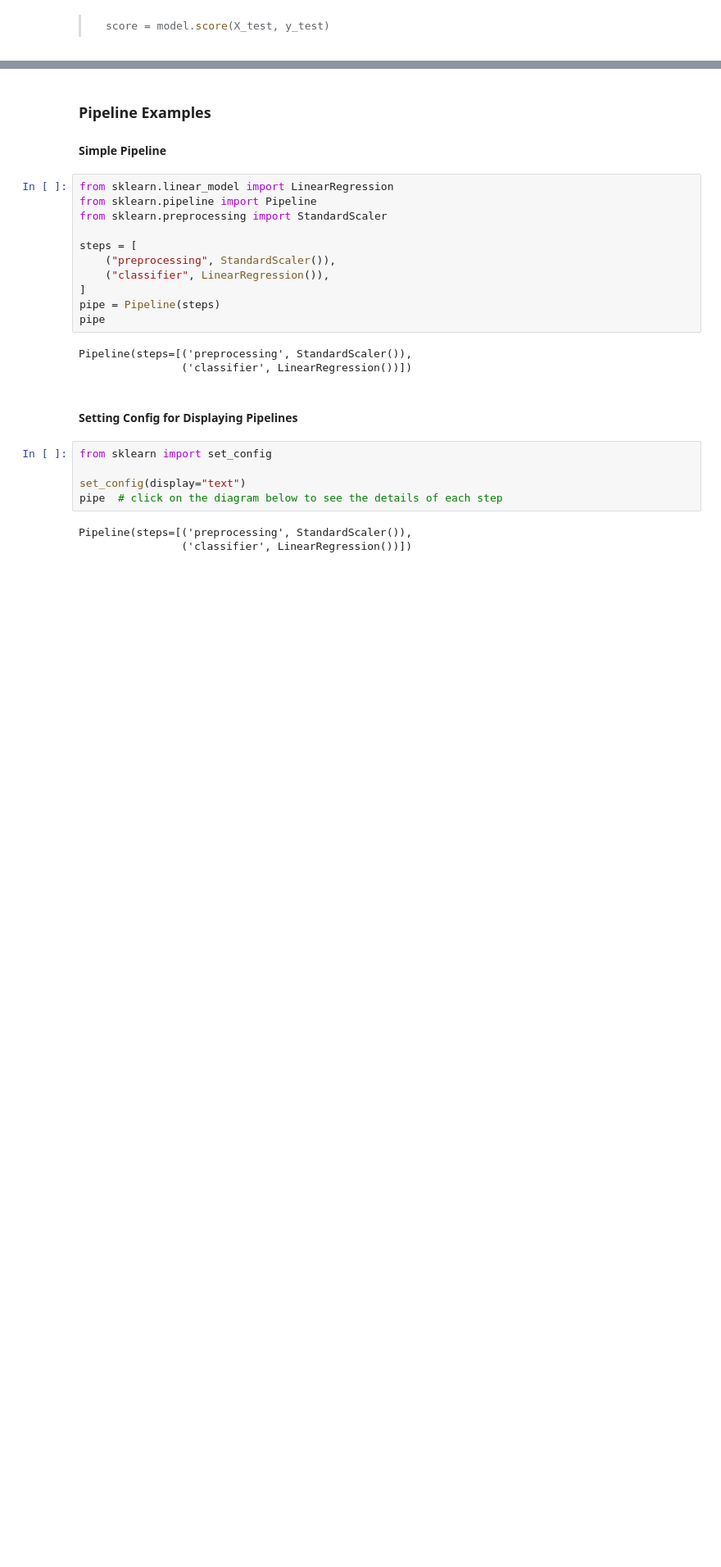
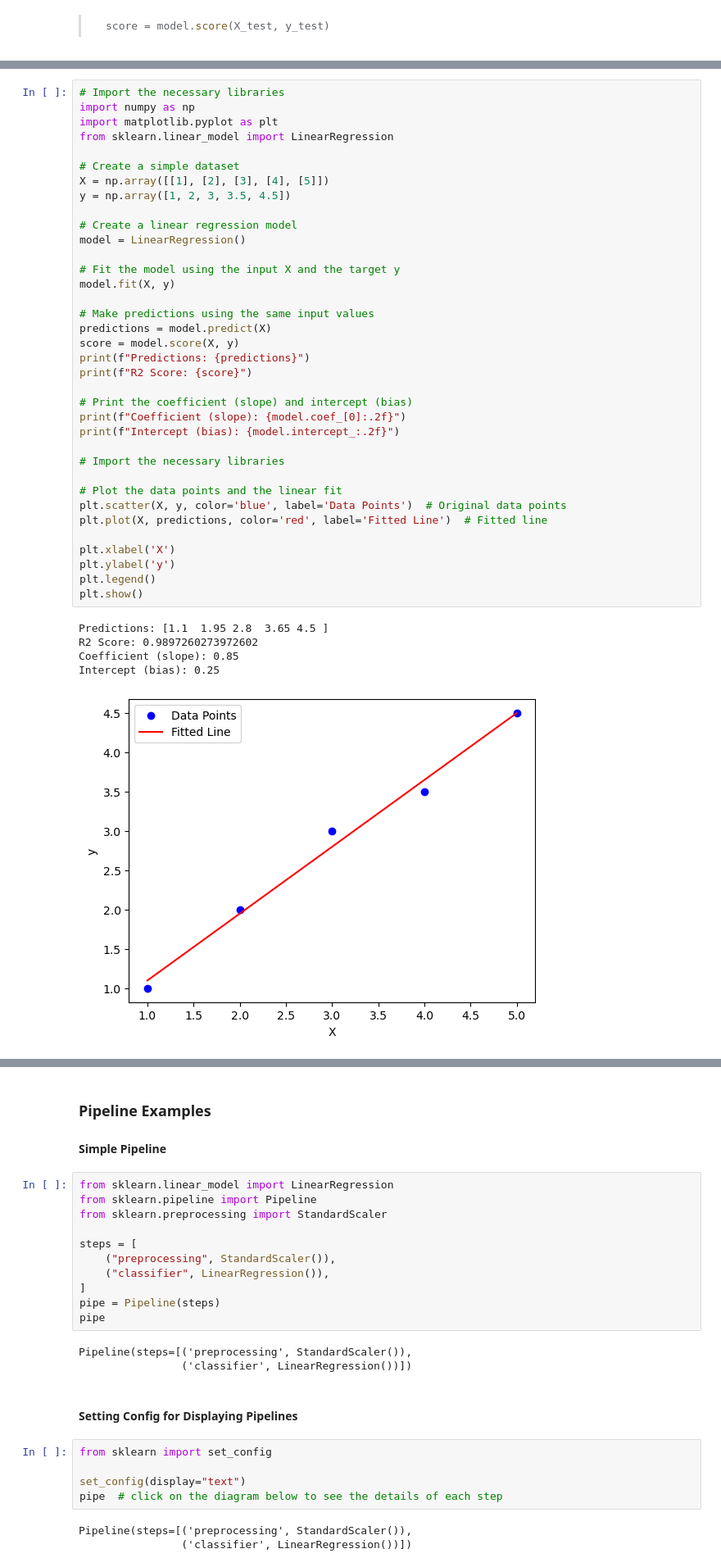
Before and after one commit to burakai/ENGR4450, a Jupyter notebook: 1_intro_-to-linear-models-and-scikit_learn.ipynb, the cells around one changed output, grey strips where cells are left out. Shown: that part at 82% size. Saved outputs shown, nothing was run; the diff lists cells and outputs as text; blank space fills up the shorter version.

Commit message:
Linear models fixed.

```diff
--- a/1_intro_-to-linear-models-and-scikit_learn.ipynb
+++ b/1_intro_-to-linear-models-and-scikit_learn.ipynb
@@ -393,0 +328,42 @@ Each step except the last must be a transformer (i.e., an object that implements
+# %%
+# Import the necessary libraries
+import numpy as np
+import matplotlib.pyplot as plt
+from sklearn.linear_model import LinearRegression
+
+# Create a simple dataset
+X = np.array([[1], [2], [3], [4], [5]])
+y = np.array([1, 2, 3, 3.5, 4.5])
+
+# Create a linear regression model
+model = LinearRegression()
+
+# Fit the model using the input X and the target y
+model.fit(X, y)
+
+# Make predictions using the same input values
+predictions = model.predict(X)
+score = model.score(X, y)
+print(f"Predictions: {predictions}")
+print(f"R2 Score: {score}")
+
+# Print the coefficient (slope) and intercept (bias)
+print(f"Coefficient (slope): {model.coef_[0]:.2f}")
+print(f"Intercept (bias): {model.intercept_:.2f}")
+
+# Import the necessary libraries
+
+# Plot the data points and the linear fit
+plt.scatter(X, y, color='blue', label='Data Points')  # Original data points
+plt.plot(X, predictions, color='red', label='Fitted Line')  # Fitted line
+
+plt.xlabel('X')
+plt.ylabel('y')
+plt.legend()
+plt.show()
+# %% [output]
+Predictions: [1.1  1.95 2.8  3.65 4.5 ]
+R2 Score: 0.9897260273972602
+Coefficient (slope): 0.85
+Intercept (bias): 0.25
+[figure, added]
```
Also changed, not shown: parts of 52 cells of this notebook, 2 other files.
